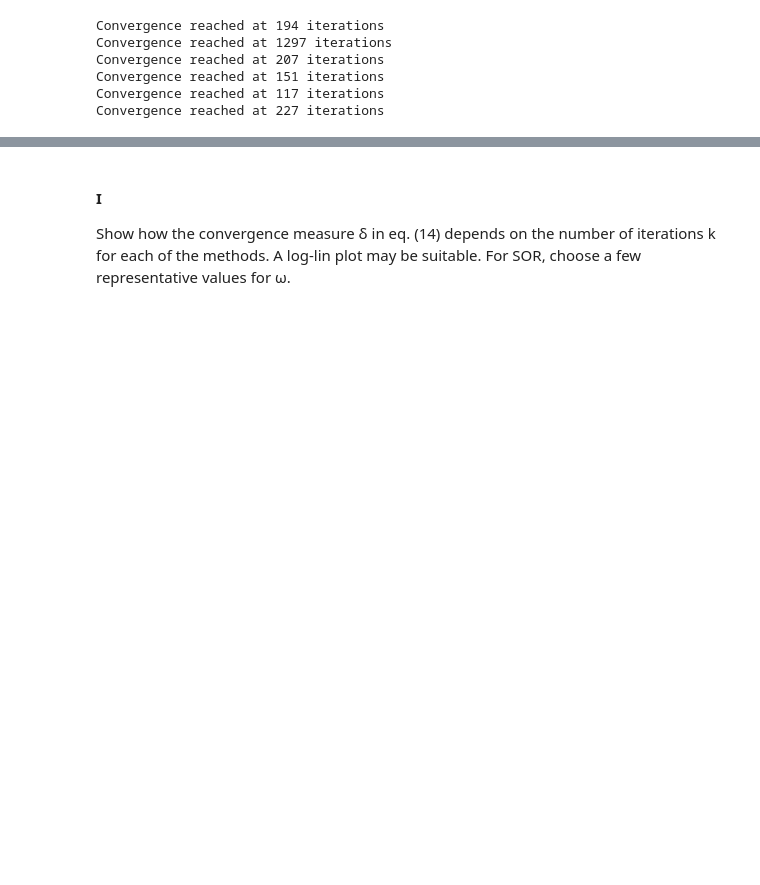
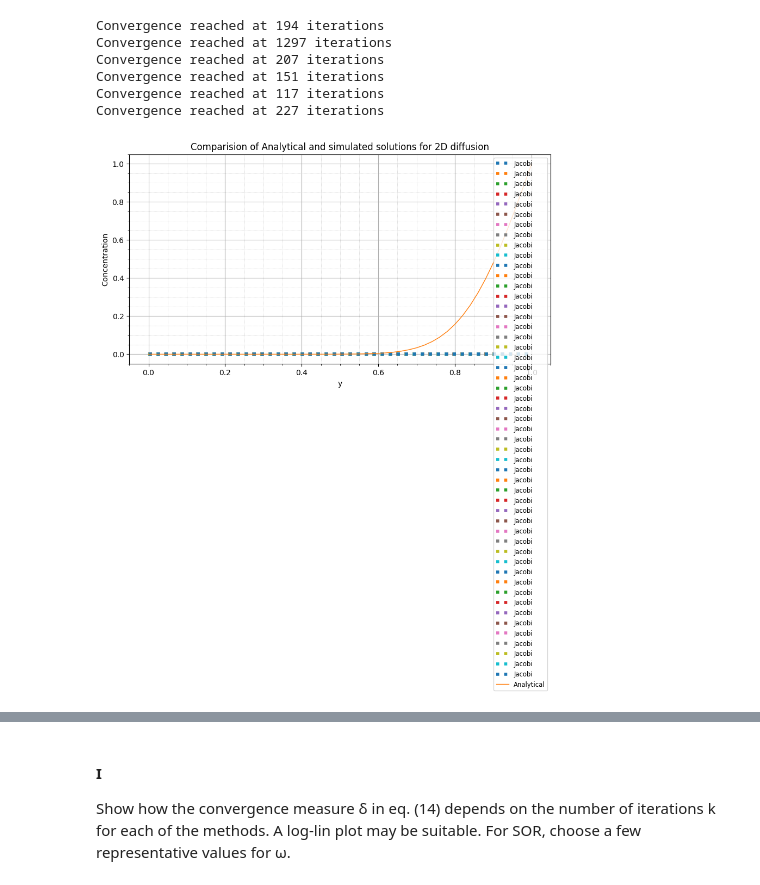
Before and after one commit to shreyaraghavendra/scientific-computing-group2, a Jupyter notebook: set1.ipynb, the cells around one changed output, grey strips where cells are left out. Drawn from its saved outputs; the diff is of its cells as text; code cells hidden in the pictures; blank space fills up the shorter version.

Commit message:
code for plots but they dont work

```diff
--- a/set1.ipynb
+++ b/set1.ipynb
@@ -427,18 +427,23 @@ def simulate_2D_diffusion_SOR(D, L, T, dt, dx, x_0, omega=1.85, epsilon=1e-5):
 #### H
 Implement the Jacobi iteration, the Gauss-Seidel method and SOR. Try N = 50. Test the methods by comparing the result to the analytical result in eq. (5), i.e. the linear dependence of the concentration on y.
 # %%
+D = 1
+L = 1
+T = 1
+dt = 0.0001
 N = 50
+dx = L/N
 x_0 = np.zeros((N+1, N+1), dtype=float)
 x_0[:, -1] = 1
 
 # need to fix gauss siedel something is wrong with it
 
-jacobi = simulate_2D_diffusion_jacobi(1, 1, 1, 0.0001, 1/N, x_0)
-gauss = simulate_2D_diffusion_gauss_seidel(1, 1, 1, 0.0001, 1/N, x_0)
-sor1 = simulate_2D_diffusion_SOR(1, 1, 1, 0.0001, 1/N, x_0, omega=1.80)
-sor2 = simulate_2D_diffusion_SOR(1, 1, 1, 0.0001, 1/N, x_0, omega=1.85)
-sor3 = simulate_2D_diffusion_SOR(1, 1, 1, 0.0001, 1/N, x_0, omega=1.90)
-sor4 = simulate_2D_diffusion_SOR(1, 1, 1, 0.0001, 1/N, x_0, omega=1.95)
+jacobi, cj = simulate_2D_diffusion_jacobi(D, L, T, dt, dx, x_0)
+gauss, cg = simulate_2D_diffusion_gauss_seidel(D, L, T, dt, dx, x_0)
+sor1, cs1 = simulate_2D_diffusion_SOR(D, L, T, dt, dx, x_0, omega=1.80)
+sor2, cs2 = simulate_2D_diffusion_SOR(D, L, T, dt, dx, x_0, omega=1.85)
+sor3, cs3 = simulate_2D_diffusion_SOR(D, L, T, dt, dx, x_0, omega=1.90)
+sor4, cs4 = simulate_2D_diffusion_SOR(D, L, T, dt, dx, x_0, omega=1.95)
 # %% [output]
 Convergence reached at 194 iterations
 Convergence reached at 1297 iterations
@@ -448,17 +453,20 @@ Convergence reached at 117 iterations
 Convergence reached at 227 iterations
 # %%
 plt.figure(figsize=(10, 5))
-colors = ['r', 'g', 'b', 'y']
-for i,t in enumerate([0.001, 0.01, 0.1, 1]):
-    color = colors[i]
-    plt.plot(np.arange(0, L+dx, dx), x[0,:,int(t/dt)], linestyle = 'dotted', label = f't={t}, simulated',color=color, linewidth=4)
-    plt.plot(np.arange(0, L+dx, dx), diffusion_2d_analytical(np.arange(0, L+dx, dx), t, D, 2), label = f't={t}, Analytical', color=color, linewidth=1)
+
+y = np.arange(0, L+dx, dx)
+ca = diffusion_2d_analytical(y, t, D, 2)
+
+plt.plot(y, cj[0:], linestyle = 'dotted', label = 'Jacobi', linewidth=4)
+plt.plot(y, ca, label = 'Analytical', linewidth=1)
 
 plt.legend(fontsize='small')
 plt.ylabel('Concentration')
 plt.xlabel('y')
 plt.title('Comparision of Analytical and simulated solutions for 2D diffusion')
 plt.grid(True)
 plt.minorticks_on()
 plt.grid(which='minor', linestyle=':', linewidth='0.5')
 plt.show()
+# %% [output]
+[figure, added]
```
Also changed, not shown: parts of 1 cell of this notebook.
